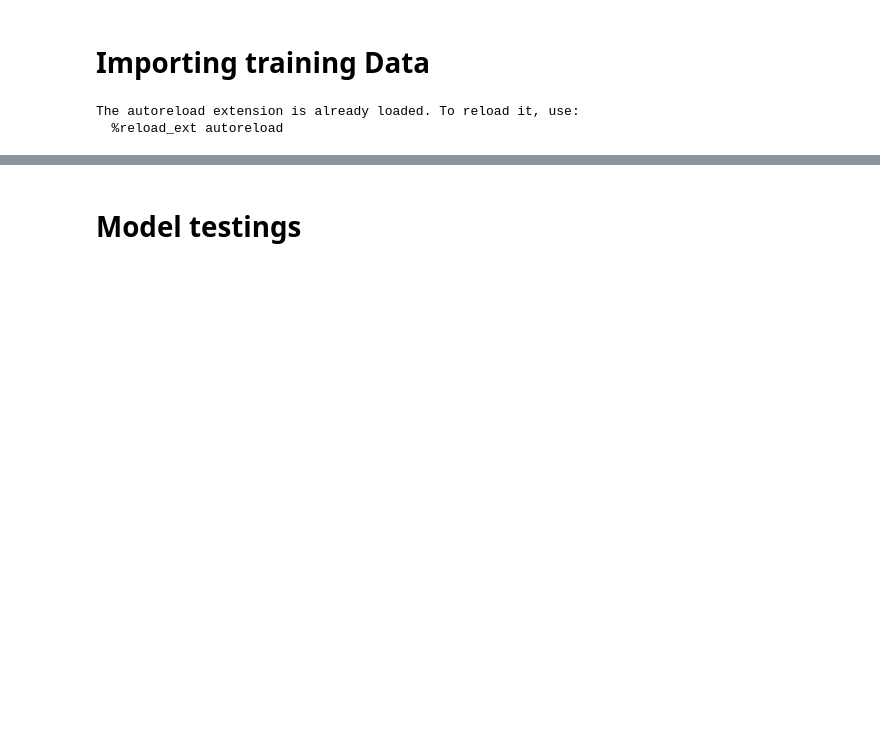
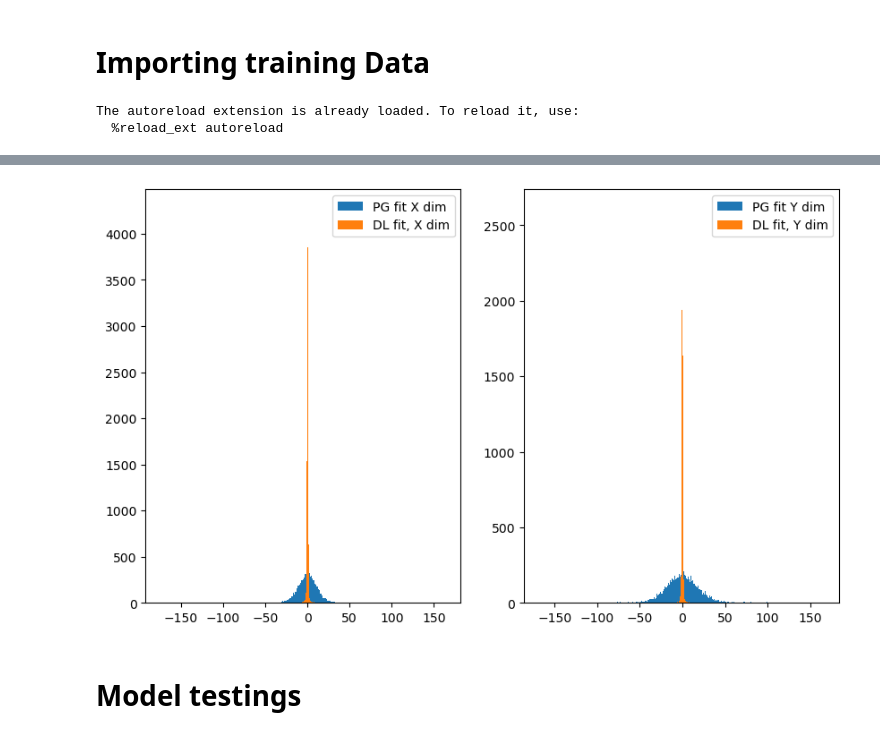
Before and after one commit to Dudgit/PCT_tracking, a Jupyter notebook: eda.ipynb, the cells around one changed output, grey strips where cells are left out. Saved outputs shown, nothing was run; the diff lists cells and outputs as text; code cells hidden in the pictures; blank space fills up the shorter version.

```diff
--- a/eda.ipynb
+++ b/eda.ipynb
@@ -33,3 +86,16 @@ def SinkhornMatching(distMx,temp=0.59,n_iter=10):
+# %%
+plt.figure(figsize=(10,6))
+plt.subplot(121)
+plt.hist(res11[:,:,0].flatten(),bins = 1000,label='PG fit X dim')
+plt.hist(res12[:,:,0].flatten(),bins = 1000,label = 'DL fit, X dim')
+plt.legend()
+plt.subplot(122)
+plt.hist(res11[:,:,1].flatten(),bins = 1000,label='PG fit Y dim')
+plt.hist(res12[:,:,1].flatten(),bins = 1000,label = 'DL fit, Y dim')
+plt.legend()
+None
+# %% [output]
+[figure, added]
 # %% [markdown]
 # Model testings
 # %%
```
Also changed, not shown: parts of 9 cells of this notebook, 6 other files.
